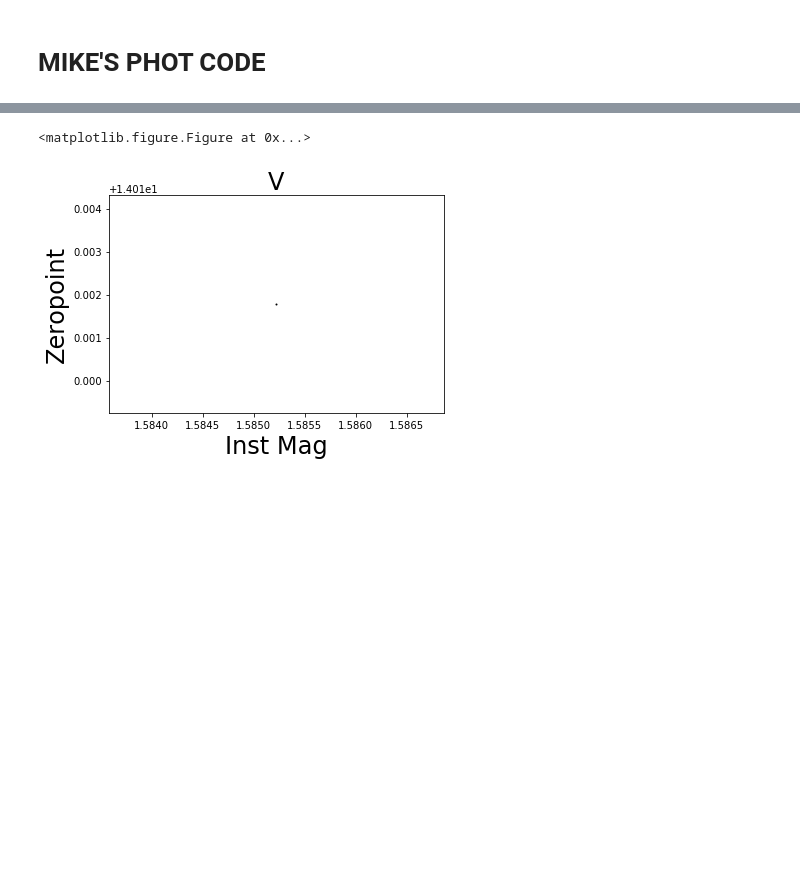
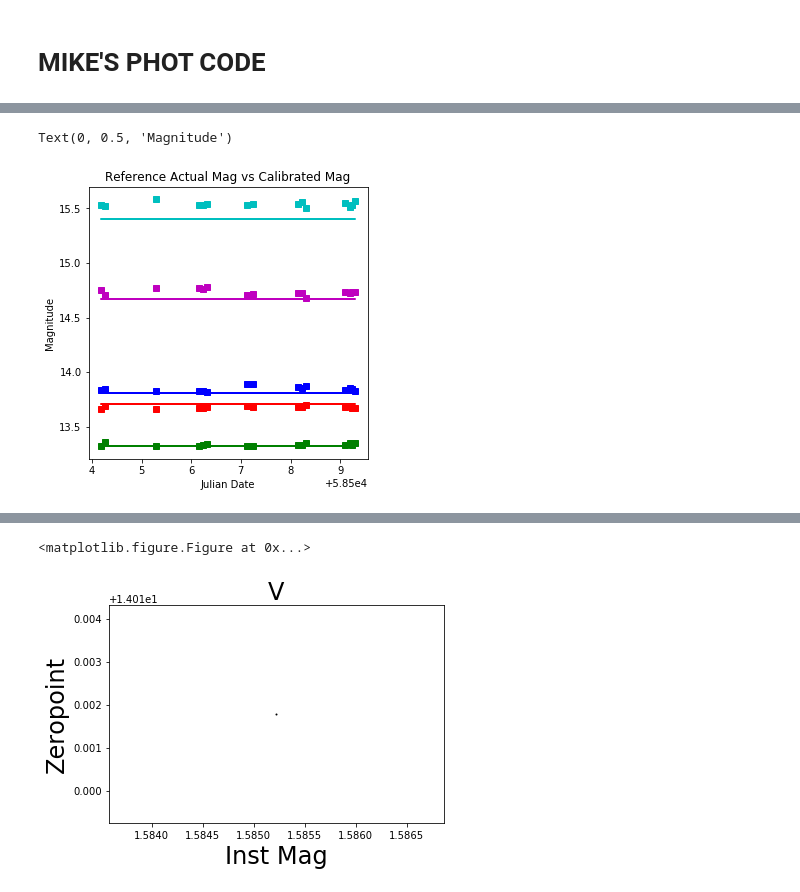
Before and after one commit to spacemira/Independent_Study_2018, a Jupyter notebook: Science2.ipynb, the cells around one changed output, grey strips where cells are left out. Saved outputs shown, nothing was run; the diff lists cells and outputs as text; code cells hidden in the pictures; blank space fills up the shorter version.

```diff
--- a/Science2.ipynb
+++ b/Science2.ipynb
@@ -773,0 +864,35 @@ AIJ_form.to_csv(field+'_'+filtname+'_AIJ.csv')
+# %%
+filt = 'R'
+ref_stars = pd.read_csv(year+'V410ref_star_data_'+filt+'.csv')
+
+r_ind = 0
+e_ind = 1
+ref_ins_col = [col for col in ref_stars.columns if 'Ins_Mag' in col]
+tar_ins_col = [col for col in tar_AIJ.columns if 'Ins_Mag' in col]
+ref_act_col = [col for col in ref_stars.columns if 'APASS(R)' in col]
+plt.subplots(figsize=(5,5))
+sum_zp = np.zeros(len(tar_ind))
+for ii in range(0,5):
+    #yerr = ref_stars[ref_zp_col[e_ind]][ref_phot],fmt='o',color=colors[ii]
+
+    #plt.plot(ref_stars['J.D.-240000'],ref_stars[ref_act_col[r_ind]]-ref_stars[ref_ins_col[r_ind]]-ref_stars[ref_zp_col[r_ind]],'o',color=colors[ii])
+    plt.plot(ref_stars['J.D.-240000'],ref_stars[ref_ins_col[r_ind]]-mean_ref,'s',color=colors[ii])
+    plt.plot(ref_stars['J.D.-240000'],ref_stars[ref_act_col[r_ind]],color=colors[ii])
+#     plt.plot(tar_AIJ['J.D.-240000'],tar_AIJ[tar_ins_col[r_ind]]/np.median(tar_AIJ[tar_ins_col[r_ind]]),'o')
+    #plt.plot(ref_stars['J.D.-240000'],ref_stars[ref_zp_col[r_ind]]-mean_ref[ii],'o')
+    #plt.plot(tar_AIJ['J.D.-240000'],tar_AIJ[tar_ins_col[r_ind]],'o')
+
+    #plt.errorbar(ref_stars['AIRMASS'][ref_phot],np.mean(ref_stars[ref_zp_col[r_ind]])[ref_phot],yerr = ref_stars[ref_zp_col[e_ind]][ref_phot],fmt='r*')
+    #sum_zp = sum_zp + ref_stars[ref_zp_col[r_ind]]
+    #print(ref_zp_col[r_ind]+' color is '+colors[ii])
+    #print(ref_stars[ref_ins_col[r_ind]][0])
+    r_ind=r_ind+2
+    e_ind=e_ind+2
+#plt.plot(ref_stars['J.D.-240000'],mean_ref,'k*')
+plt.title('Reference Actual Mag vs Calibrated Mag')
+plt.xlabel('Julian Date')
+plt.ylabel('Magnitude')
+#plt.ylim([0.85,1.05])
+# %% [output]
+Text(0, 0.5, 'Magnitude')
+[figure, added]
```
Also changed, not shown: parts of 39 cells of this notebook, 1 other file.
